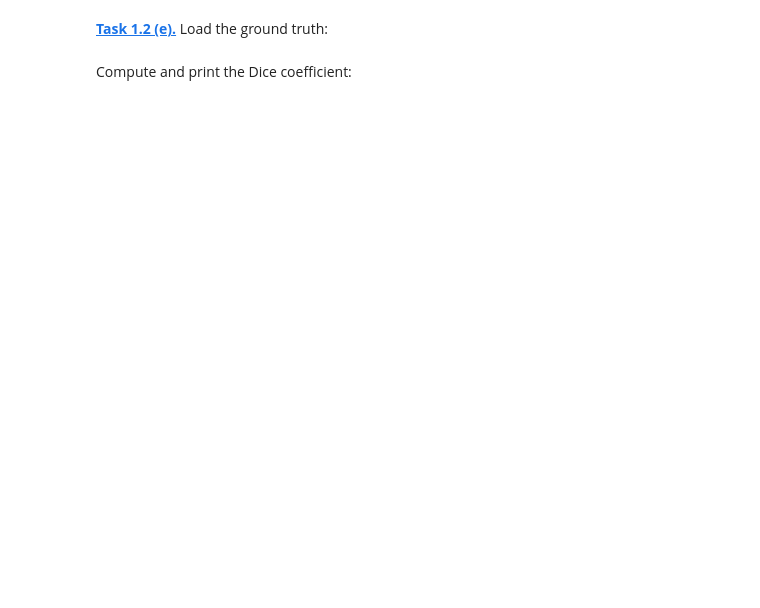
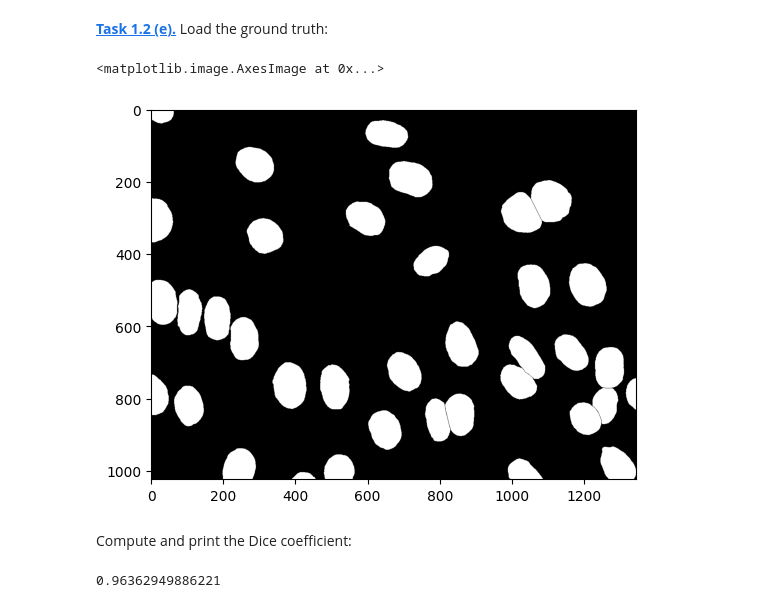
Before and after one commit to DavidLehmann004/Mobi-fs5-python, a Jupyter notebook: segm_threshold.ipynb, the cells around one changed output. Cells and saved outputs as stored; diff of their text form; code cells hidden in the pictures; blank space fills up the shorter version.

```diff
--- a/segm_threshold.ipynb
+++ b/segm_threshold.ipynb
@@ -22,4 +29,15 @@ plt.imshow(image, cmap='gray')
 # %% [markdown]
 **[Task 1.2 (e).]()** Load the ground truth:
+# %%
+gt = plt.imread("data/NIH3T3/gt/0.png")
+plt.imshow(gt, cmap='gray')
+# %% [output]
+<matplotlib.image.AxesImage at 0x...>
+[figure, added]
 # %% [markdown]
 Compute and print the Dice coefficient:
+# %%
+dice_score = 2 * (binary*gt).sum()/(binary.sum() + gt.sum())
+dice_score
+# %% [output]
+0.96362949886221
```
Also changed, not shown: parts of 3 cells of this notebook.
